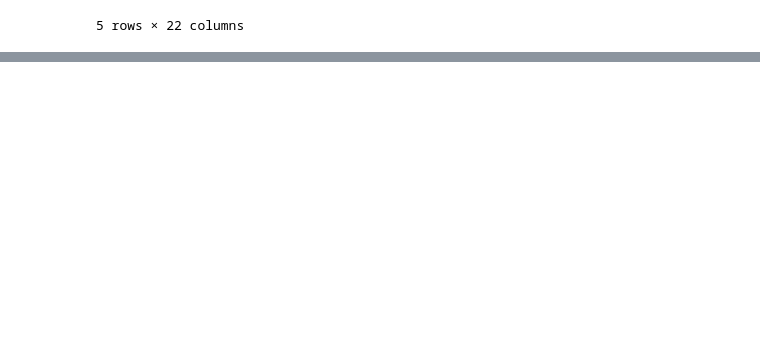
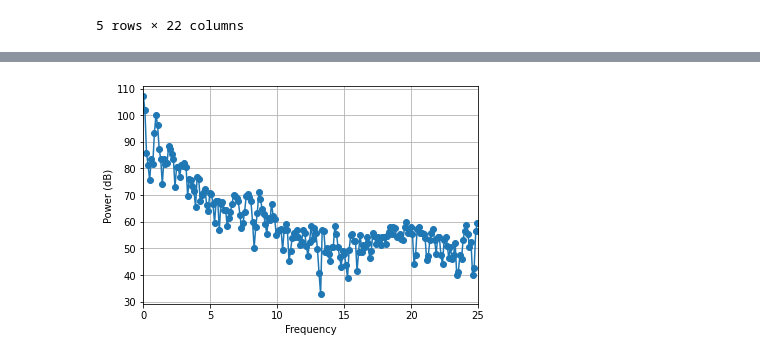
Before and after one commit to andrewmejia600/DS7333, a Jupyter notebook: CASE_STUDY_8/Case_Study_8.ipynb, the cells around one changed output, grey strips where cells are left out. Cells and saved outputs as stored; diff of their text form; code cells hidden in the pictures; blank space fills up the shorter version.

```diff
--- a/CASE_STUDY_8/Case_Study_8.ipynb
+++ b/CASE_STUDY_8/Case_Study_8.ipynb
@@ -27,0 +60,5 @@ alt.Chart(flu_data).mark_line().encode(
+# %%
+psd = Periodogram(flu_data.SPEC_RECEIVED_NB, 50)
+psd.plot(marker='o')
+# %% [output]
+[figure, added]
```
Also changed, not shown: parts of 8 cells of this notebook.
